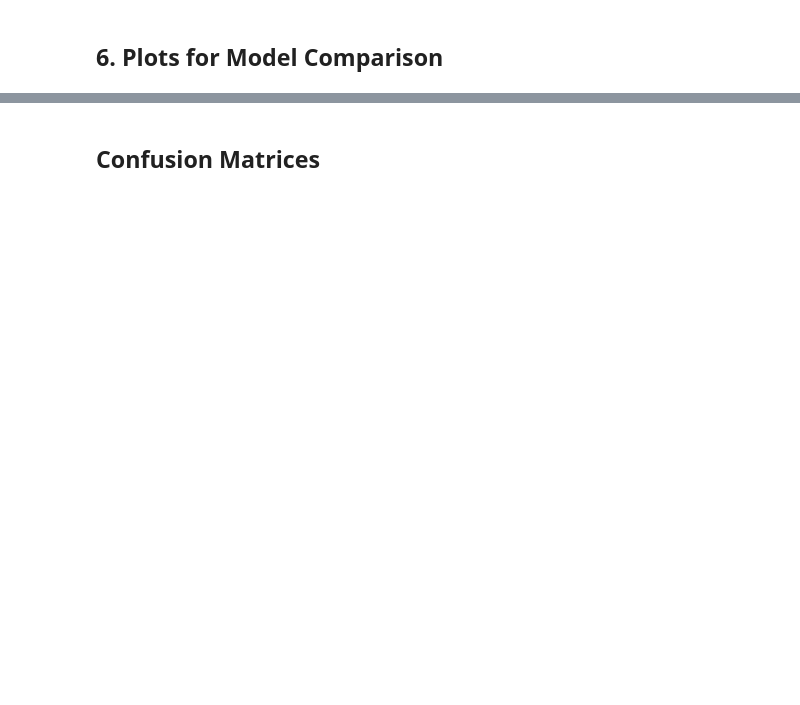
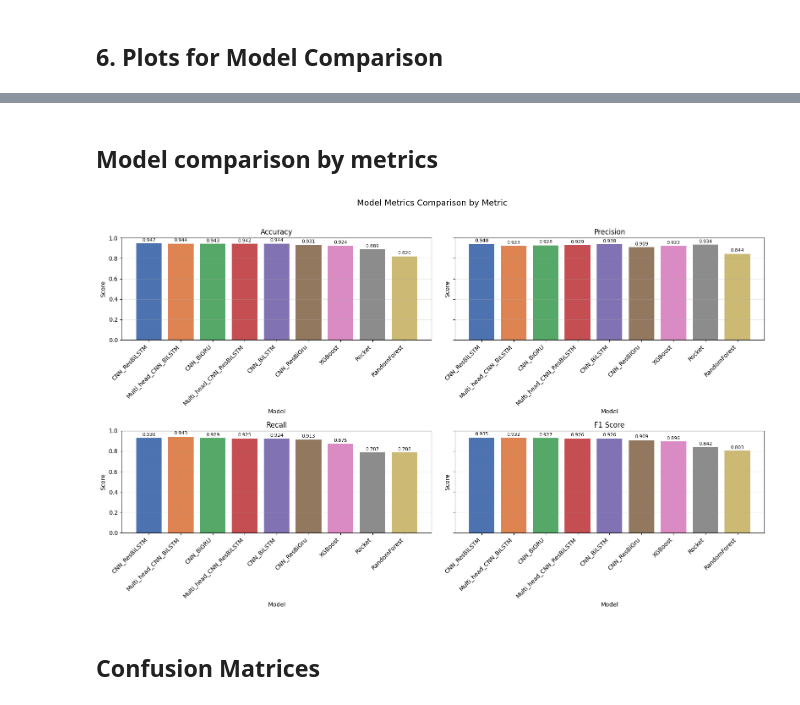
Before and after one commit to HarijsTekutis/Exercise-recognition-, a Jupyter notebook: main.ipynb, the cells around one changed output, grey strips where cells are left out. Saved outputs shown, nothing was run; the diff lists cells and outputs as text; code cells hidden in the pictures; blank space fills up the shorter version.

```diff
--- a/main.ipynb
+++ b/main.ipynb
@@ -416,3 +498,51 @@ plt.show()
+# %% [markdown]
+## Model comparison by metrics
+# %%
+# Compare all models across the main metrics with one vertical bar chart per metric
+if 'comparison_df' not in globals():
+    rows = []
+    for model_name, result in results.items():
+        m = result['metrics']
+        rows.append({
+            'Model': model_name,
+            'Accuracy': m['accuracy'],
+            'Precision': m['precision'],
+            'Recall': m['recall'],
+            'F1': m['f1_score'],
+        })
+    comparison_df = pd.DataFrame(rows).sort_values('F1', ascending=False).reset_index(drop=True)
+
+metric_cols = ['Accuracy', 'Precision', 'Recall', 'F1']
+metric_titles = ['Accuracy', 'Precision', 'Recall', 'F1 Score']
+model_order = comparison_df['Model'].tolist()
+palette = sns.color_palette('deep', len(model_order))
+
+fig, axes = plt.subplots(2, 2, figsize=(16, 10), sharey=True)
+axes = axes.flatten()
+
+for ax, metric_col, metric_title in zip(axes, metric_cols, metric_titles):
+    values = comparison_df.set_index('Model').loc[model_order, metric_col]
+    bars = ax.bar(model_order, values, color=palette)
+    ax.set_title(metric_title)
+    ax.set_ylim(0, 1.0)
+    ax.grid(axis='y', alpha=0.3)
+    ax.set_xlabel('Model')
+    ax.set_ylabel('Score')
+    ax.set_xticks(range(len(model_order)))
+    ax.set_xticklabels(model_order, rotation=45, ha='right')
+    for bar, value in zip(bars, values):
+        ax.text(bar.get_x() + bar.get_width() / 2, min(value + 0.01, 0.99), f'{value:.3f}', ha='center', va='bottom', fontsize=8)
+
+axes[0].set_ylabel('Score')
+axes[1].set_ylabel('Score')
+axes[2].set_ylabel('Score')
+axes[3].set_ylabel('Score')
+fig.suptitle('Model Metrics Comparison by Metric', fontsize=14)
+plt.tight_layout(rect=[0, 0, 1, 0.96])
+plt.savefig('model_comparison_results/model_metrics_comparison.png', dpi=180, bbox_inches='tight')
+plt.show()
+# %% [output]
+[figure, added]
 # %% [markdown]
 ## Confusion Matrices
 # %%
```
Also changed, not shown: parts of 7 cells of this notebook, 11 other files.
